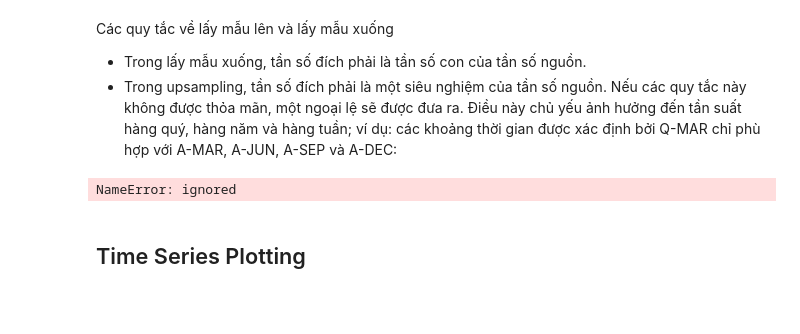
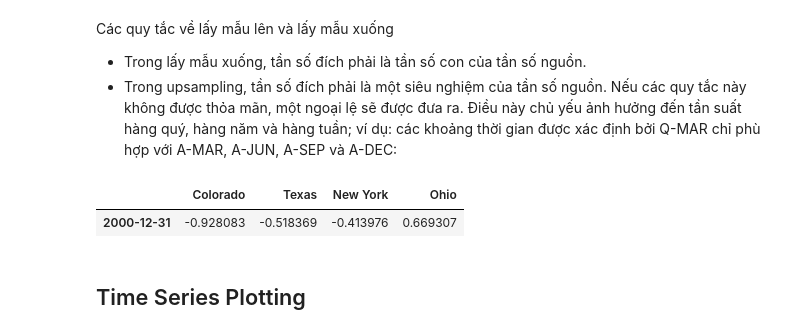
Before and after one commit to Vo-Linh/FDS_TimeSeries, a Jupyter notebook: TimeSeries.ipynb, the cells around one changed output. Drawn from its saved outputs; the diff is of its cells as text; code cells hidden in the pictures; blank space fills up the shorter version.

```diff
--- a/TimeSeries.ipynb
+++ b/TimeSeries.ipynb
@@ -1291,6 +1286,8 @@ frame.resample('W-THU').ffill()
 ### Resampling with Periods
 # %% [markdown]
 Việc lấy mẫu ngược có nhiều sắc thái hơn vì phải đưa ra quyết định về điểm cuối của khoảng thời gian trong tần suất mới để đặt các giá trị trước khi lấy mẫu lại, giống như **phương pháp asfreq**. Đối số quy ước mặc định là 'end' nhưng cũng có thể là 'start':
+# %%
+annual_frame = frame.resample('A-DEC').mean()
 # %%
 annual_frame.resample('Q-DEC').ffill()
 # %% [output]
@@ -1304,9 +1303,10 @@ Các quy tắc về lấy mẫu lên và lấy mẫu xuống
 + Trong lấy mẫu xuống, tần số đích phải là tần số con của tần số nguồn.
 + Trong upsampling, tần số đích phải là một siêu nghiệm của tần số nguồn. Nếu các quy tắc này không được thỏa mãn, một ngoại lệ sẽ được đưa ra. Điều này chủ yếu ảnh hưởng đến tần suất hàng quý, hàng năm và hàng tuần; ví dụ: các khoảng thời gian được xác định bởi Q-MAR chỉ phù hợp với A-MAR, A-JUN, A-SEP và A-DEC:
 # %%
-annual_frame.resample('Q-MAR', fill_method='ffill')
+annual_frame.resample('Q-MAR').ffill()
 # %% [output]
-NameError: ignored
+|  | Colorado | Texas | New York | Ohio |
+| 2000-12-31 | -0.928083 | -0.518369 | -0.413976 | 0.669307 |
 # %% [markdown]
 ## Time Series Plotting
 # %% [markdown]
```
Also changed, not shown: parts of 4 cells of this notebook.
